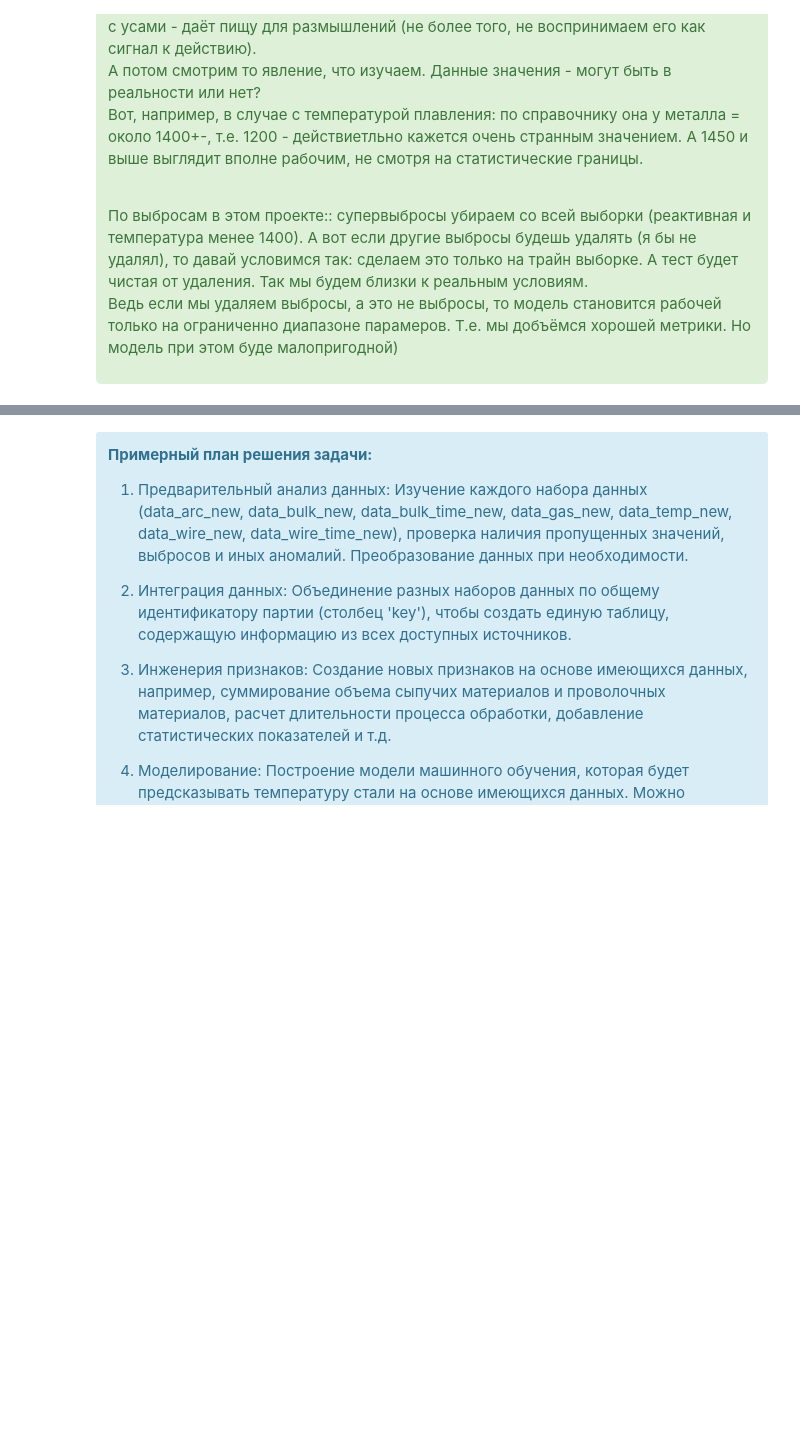
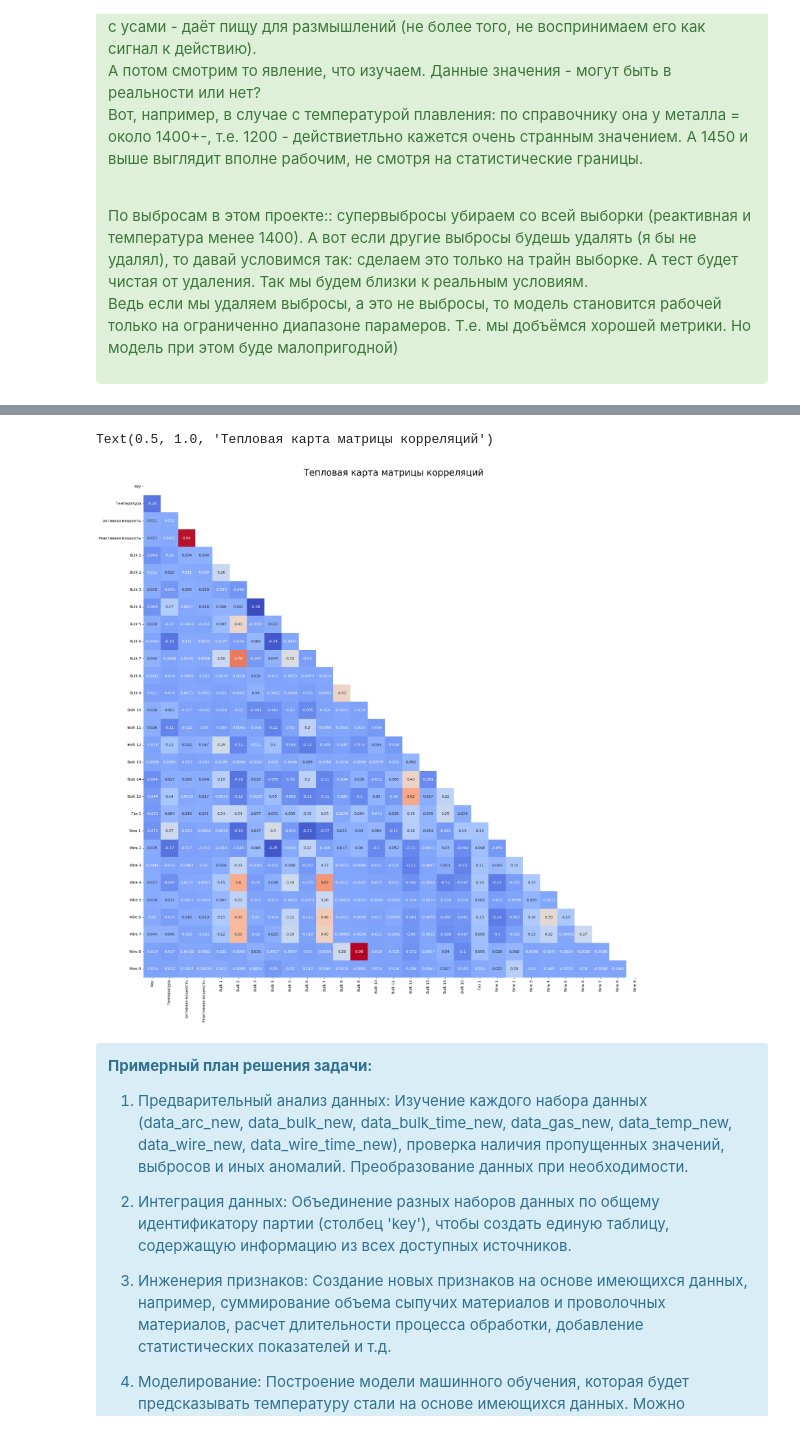
Before and after one commit to PyDataLab/Portfolio, a Jupyter notebook: 14/Project_2.ipynb, the cells around one changed output, grey strips where cells are left out. Saved outputs shown, nothing was run; the diff lists cells and outputs as text; code cells hidden in the pictures; blank space fills up the shorter version.

```diff
--- a/14/Project_2.ipynb
+++ b/14/Project_2.ipynb
@@ -379,11 +390,11 @@ plt.show()
 # %% [markdown]
 #### Обработка отсутствующих значений и выбросов, если таковые имеются, чтобы гарантировать качество моделирования.
 # %%
-data_temp_new.dropna(subset=['Температура'], inplace=True)
-data_bulk_new.fillna(0, inplace=True)
-data_bulk_time_new.fillna(0, inplace=True)
-data_wire_new.fillna(0, inplace=True)
-data_wire_time_new.fillna(0, inplace=True)
+# data_temp_new.dropna(subset=['Температура'], inplace=True)
+# data_bulk_new.fillna(0, inplace=True)
+# data_bulk_time_new.fillna(0, inplace=True)
+# data_wire_new.fillna(0, inplace=True)
+# data_wire_time_new.fillna(0, inplace=True)
 # %%
 # Анализ данных
 # Пример анализа для файла data_temp_new.csv
@@ -566,3 +577,4 @@ for column in data_wire_new.columns:
 # %%
 # Удаление супервыбросов
 data_temp_new = data_temp_new[data_temp_new['Температура'] >= 1400]
+data_arc_new = data_arc_new.drop(data_arc_new[data_arc_new['Реактивная мощность'] < 0].index)
@@ -577,0 +581,9 @@ merged_data = merged_data.drop(['Время замера', 'Начало наг
+# %%
+# Преобразование столбцов в тип данных datetime
+data_arc_new['Начало нагрева дугой'] = pd.to_datetime(data_arc_new['Начало нагрева дугой'])
+data_arc_new['Конец нагрева дугой'] = pd.to_datetime(data_arc_new['Конец нагрева дугой'])
+#вычисляю время нагрева электродами по всем промежуткам для data_arc
+
+data_arc_new['Время нагрева в сек'] = (data_arc_new['Конец нагрева дугой'] -
+                                   data_arc_new['Начало нагрева дугой']).dt.seconds
+data_arc_new
@@ -578,3 +684,18 @@ merged_data = merged_data.drop(['Время замера', 'Начало наг
+# %%
+#строю тепловую карту корреляций
+plt.figure(figsize=(25, 25))
+matrix = np.triu(merged_data.corr())
+heatmap = sns.heatmap(merged_data.corr(),
+                      annot=True,
+                      mask=matrix,
+                      square=True,
+                      cmap='coolwarm',
+                      cbar=False,
+                      fmt='.2g')
+heatmap.set_title('Тепловая карта матрицы корреляций', fontsize=25)
+# %% [output]
+Text(0.5, 1.0, 'Тепловая карта матрицы корреляций')
+[figure, added]
 # %% [markdown]
 <div class="alert alert-block alert-info">
 
```
Also changed, not shown: parts of 18 cells of this notebook, 24 other files.
